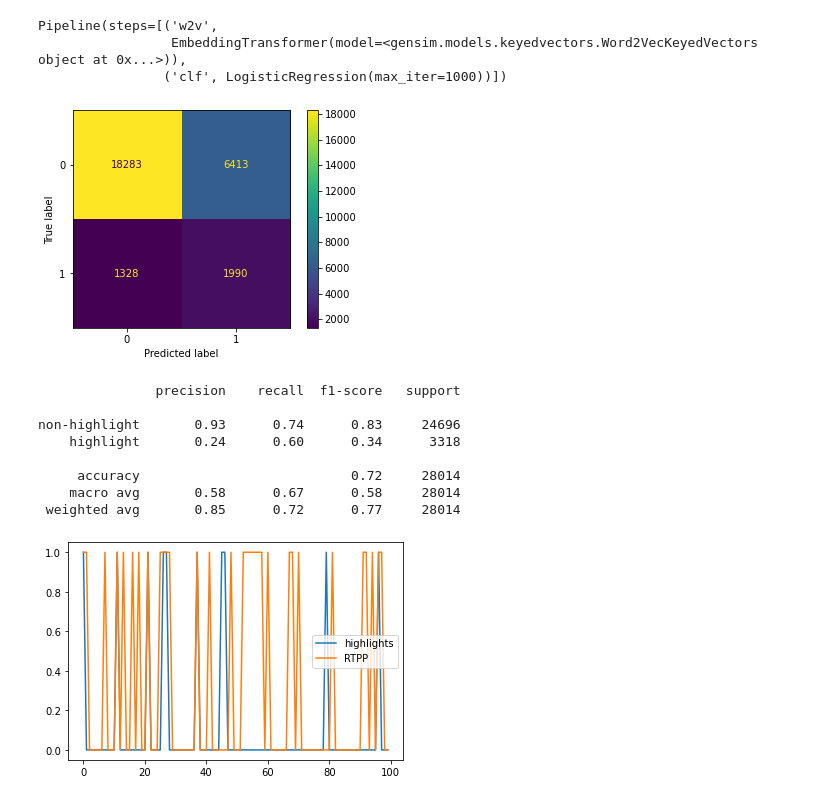
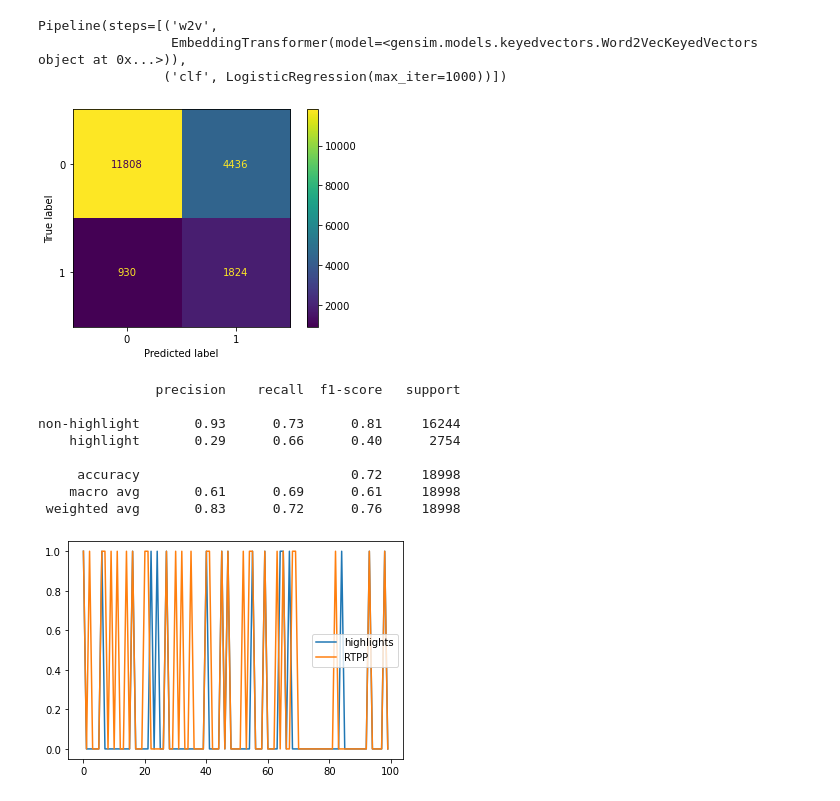
Before and after one commit to maugl/chat-highlight-detection, a Jupyter notebook: baselines/BaselineTesting.ipynb, the cells around one changed output. Drawn from its saved outputs; the diff is of its cells as text; code cells hidden in the pictures.

```diff
--- a/baselines/BaselineTesting.ipynb
+++ b/baselines/BaselineTesting.ipynb
@@ -385,0 +448,3 @@ ch_val, hl_val = load_train_val_docs(mode="val", load_random=None, random_state=
+# %%
+# load test data
+x_tst, y_tst = load_train_val_docs(mode="test", frames_per_doc=210, load_random=None, random_state=None)
@@ -386,3 +459,3 @@ ch_val, hl_val = load_train_val_docs(mode="val", load_random=None, random_state=
 # %%
-# x_val, y_val = balance_data_parallel(ch_val, hl_val, strategy="undersample") => doesn't make sense
-x_val, y_val = ch_val, hl_val
+x_val, y_val = balance_data_parallel(ch_val, hl_val, strategy="oversample") # => doesn't make sense
+# x_val, y_val = ch_val, hl_val
@@ -389,2 +464,5 @@ x_val, y_val = ch_val, hl_val
 # %%
 x_train, y_train = balance_data_parallel(ch_train, hl_train, strategy="oversample")
+# %%
+x_train = np.concatenate([x_train, x_val])
+y_train= np.concatenate([y_train, y_val])
@@ -436,22 +516,22 @@ Pipeline(steps=[('w2v',
                  EmbeddingTransformer(model=<gensim.models.keyedvectors.Word2VecKeyedVectors object at 0x...>)),
                 ('clf', LogisticRegression(max_iter=1000))])
 # %%
-y_pred = LR_clf.predict(x_val)
-eval_results(y_val, y_pred)
+y_pred = LR_clf.predict(x_tst)
+eval_results(y_tst, y_pred)
 # %% [output]
-[figure, old version]
+[figure, new version]
                precision    recall  f1-score   support
 
-non-highlight       0.93      0.74      0.83     24696
-    highlight       0.24      0.60      0.34      3318
+non-highlight       0.93      0.73      0.81     16244
+    highlight       0.29      0.66      0.40      2754
 
-     accuracy                           0.72     28014
-    macro avg       0.58      0.67      0.58     28014
- weighted avg       0.85      0.72      0.77     28014
+     accuracy                           0.72     18998
+    macro avg       0.61      0.69      0.61     18998
+ weighted avg       0.83      0.72      0.76     18998
 # %%
-plt.plot(y_val[1000:1100], label="highlights")
+plt.plot(y_tst[1000:1100], label="highlights")
 plt.plot(y_pred[1000:1100], label="RTPP")
 plt.legend()
 plt.show()
 # %% [output]
-[figure, old version]
+[figure, new version]
```
Also changed, not shown: parts of 27 cells of this notebook, 23 other files.
